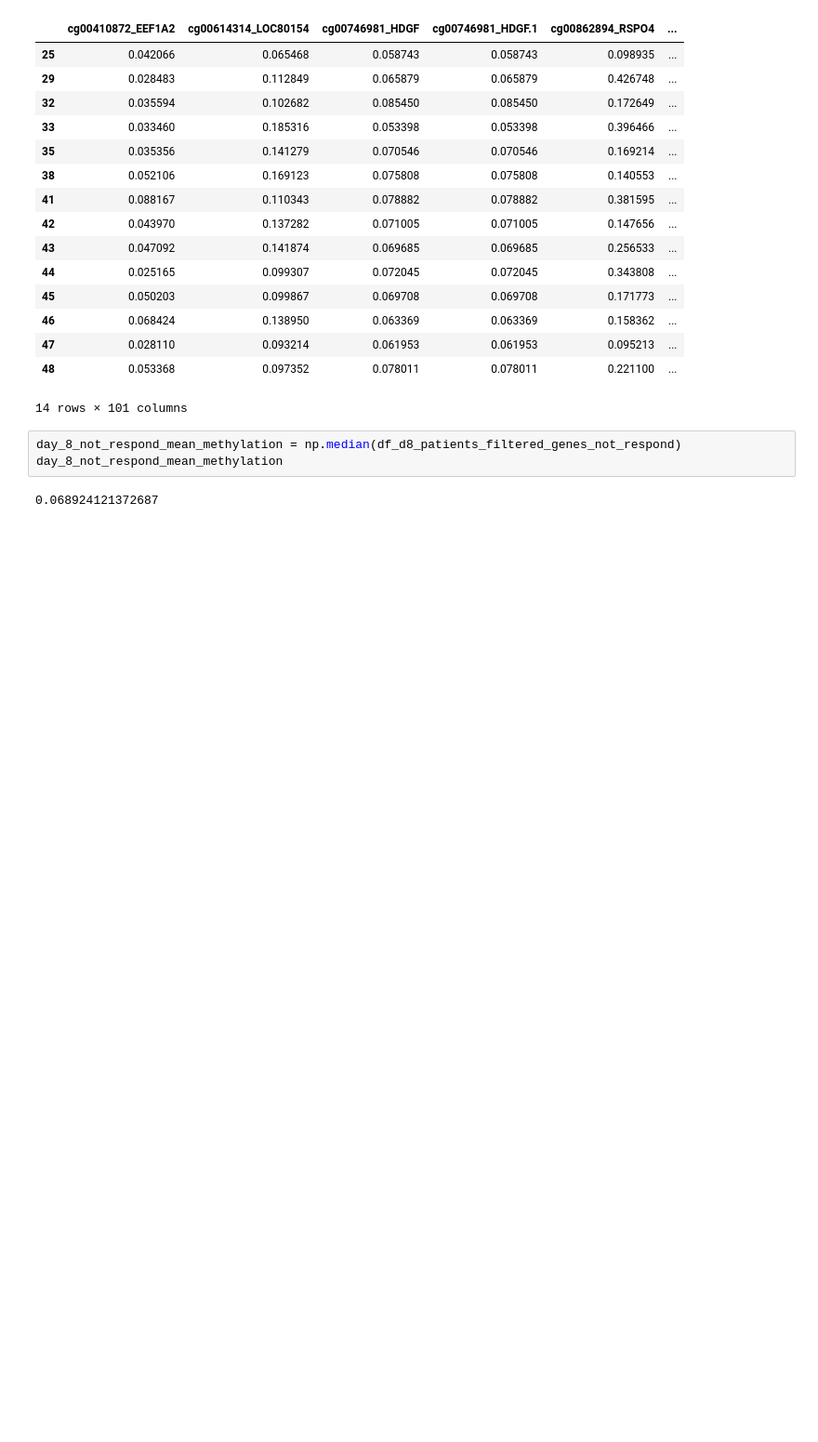
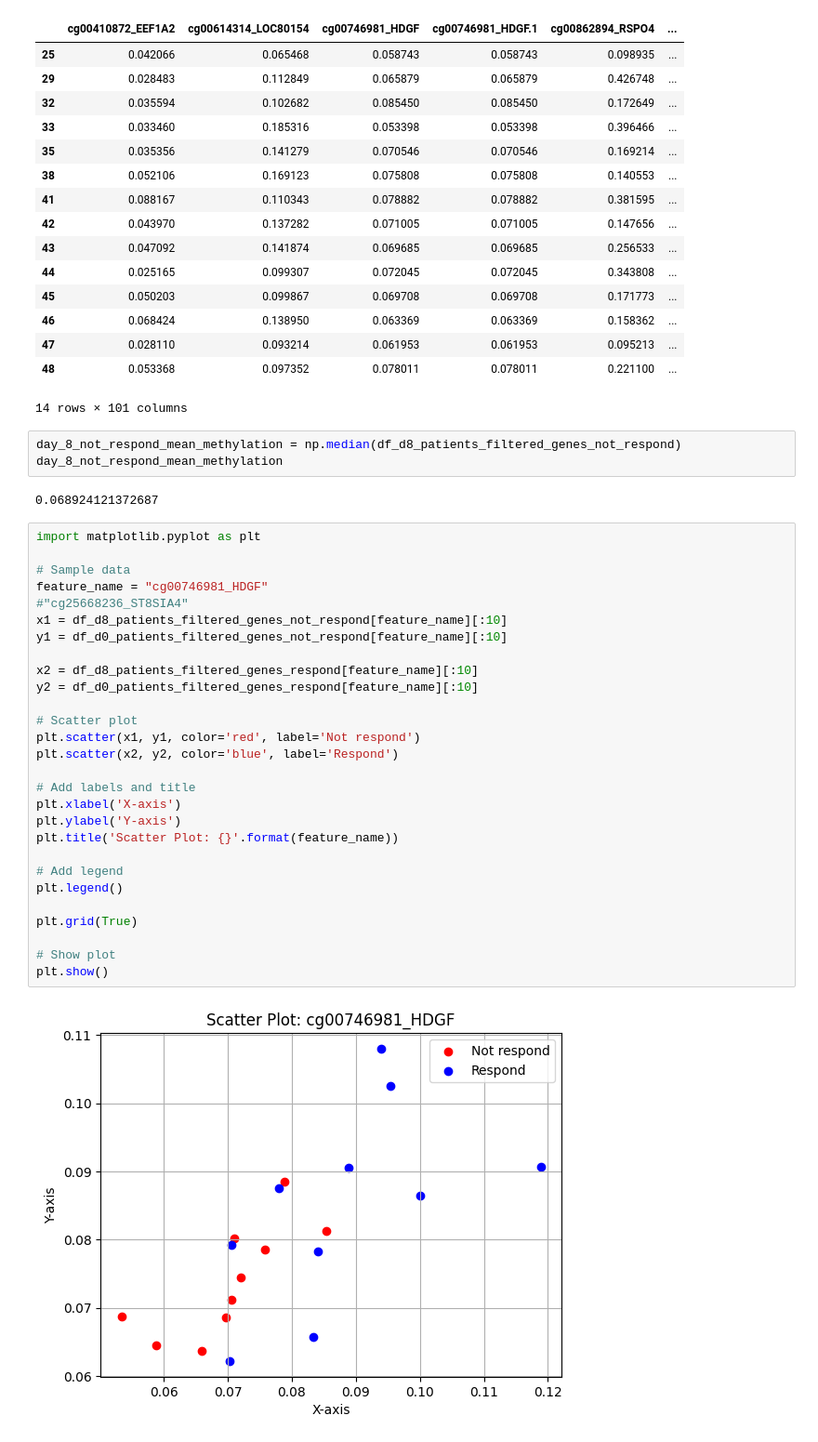
Before and after one commit to anuprulez/nanosampler, a Jupyter notebook: AML/LinearSVC_analysis_HumanMethylation450_dataset.ipynb, the cells around one changed output. Shown at 93% size. Drawn from its saved outputs; the diff is of its cells as text; blank space fills up the shorter version.

Commit message:
add scatter

```diff
--- a/AML/LinearSVC_analysis_HumanMethylation450_dataset.ipynb
+++ b/AML/LinearSVC_analysis_HumanMethylation450_dataset.ipynb
@@ -488,3 +488,33 @@ day_8_not_respond_mean_methylation = np.median(df_d8_patients_filtered_genes_not
 day_8_not_respond_mean_methylation
 # %% [output]
 0.068924121372687
+# %%
+import matplotlib.pyplot as plt
+
+# Sample data
+feature_name = "cg00746981_HDGF"
+#"cg25668236_ST8SIA4"
+x1 = df_d8_patients_filtered_genes_not_respond[feature_name][:10]
+y1 = df_d0_patients_filtered_genes_not_respond[feature_name][:10]
+
+x2 = df_d8_patients_filtered_genes_respond[feature_name][:10]
+y2 = df_d0_patients_filtered_genes_respond[feature_name][:10]
+
+# Scatter plot
+plt.scatter(x1, y1, color='red', label='Not respond')
+plt.scatter(x2, y2, color='blue', label='Respond')
+
+# Add labels and title
+plt.xlabel('X-axis')
+plt.ylabel('Y-axis')
+plt.title('Scatter Plot: {}'.format(feature_name))
+
+# Add legend
+plt.legend()
+
+plt.grid(True)
+
+# Show plot
+plt.show()
+# %% [output]
+[figure, added]
```
